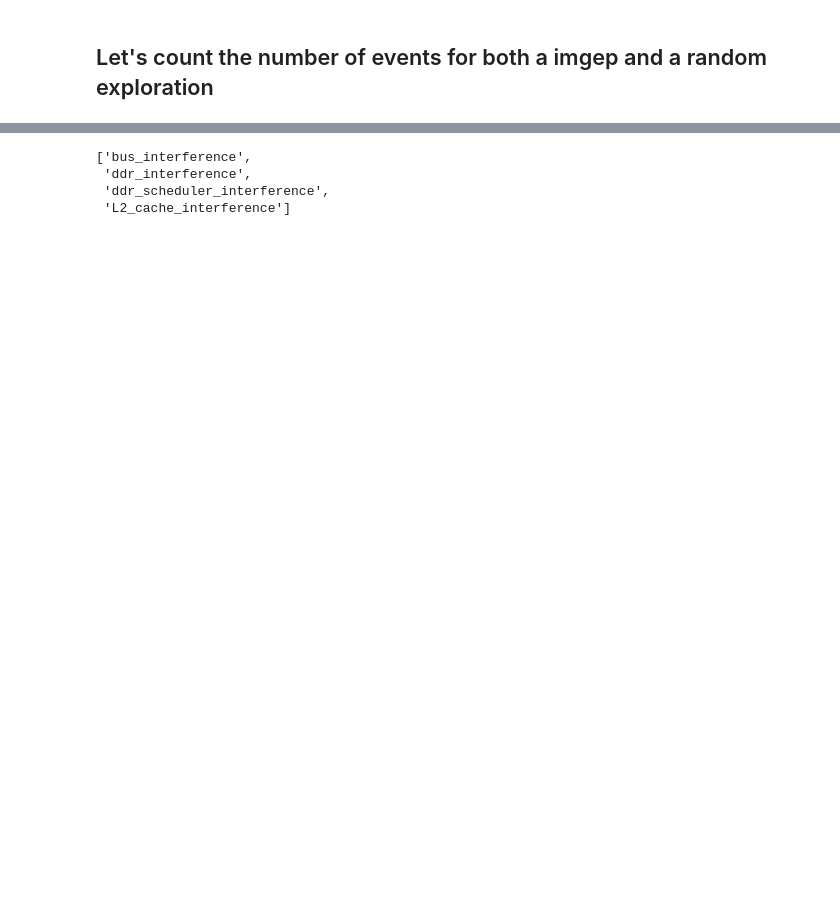
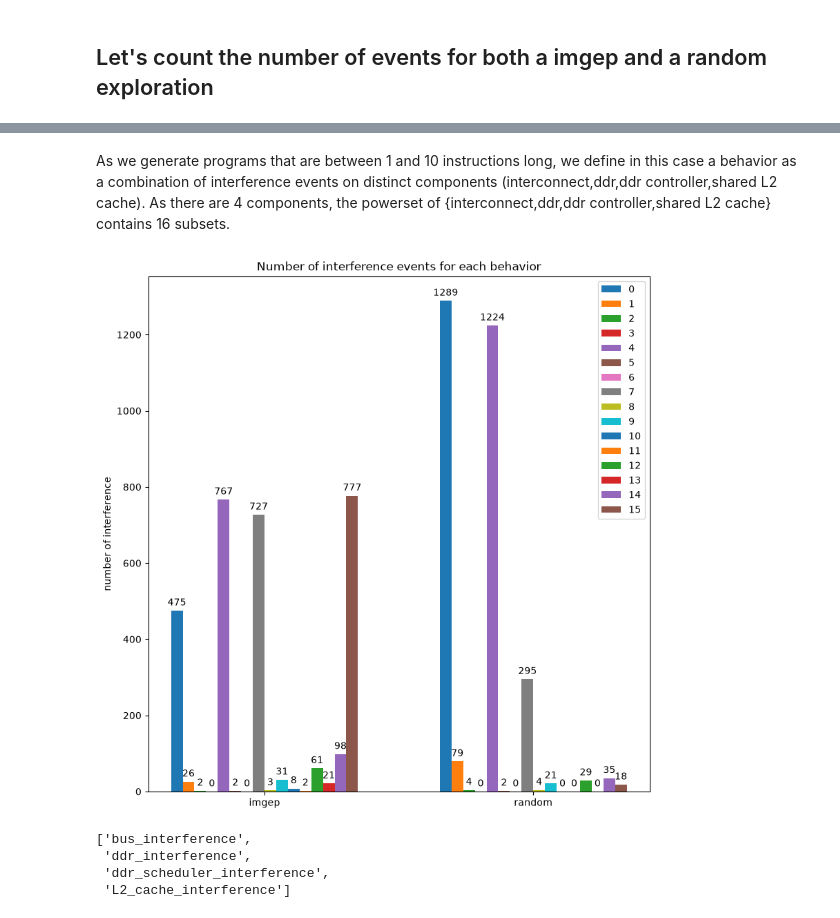
Before and after one commit to Ludoviccccc/Aixia_nouvelle_approche, a Jupyter notebook: analysis_imgep_if.ipynb, the cells around one changed output, grey strips where cells are left out. Cells and saved outputs as stored; diff of their text form; code cells hidden in the pictures; blank space fills up the shorter version.

Commit message:
add behavior characterization

```diff
--- a/analysis_imgep_if.ipynb
+++ b/analysis_imgep_if.ipynb
@@ -99,12 +170,0 @@ plt.show()
-# %%
-import numpy as np
-import pandas as pd
-from utils.history import History
-
-history = History()
-history._j = N
-distinct_if_counts = {'random':[],'imgep':[]}
-names = ['random','imgep']
-for j,content in enumerate([content_random,content_imgep]):
-    history.memory_observation = content['memory_observation']
-    distinct_if_counts[names[j]] = {type_if:np.unique(history.as_tab(type_if)[:-1],axis=1).shape[1] for type_if in content['memory_observation']}
@@ -140,3 +172,0 @@ plt.show()
-# %%
-for if_type in history1.memory_observation:
-    print(if_type,history1.memory_observation[if_type].keys())
@@ -187,7 +173,60 @@ power_set = get_all_subsets(list_types)
-# %%
-behavior_counts = {}
-for j,subset in enumerate(power_set):
-    behavior_counts[j] = (select_idx(subset,list_types,content_imgep),select_idx(subset,list_types,content_random))
+# %% [markdown]
+As we generate programs that are between 1 and 10 instructions long, we define in this case a behavior as a combination of interference events on distinct components (interconnect,ddr,ddr controller,shared L2 cache). As there are 4 components, the powerset of {interconnect,ddr,ddr controller,shared L2 cache} contains 16 subsets.
+# %%
+def select_idx(sub_list_types,list_types,content):
+    '''
+    selects programs that exhibit all of interference types from list_types
+    '''
+    selection = []
+    for j in range(N):
+        s = 0
+        sn = 0
+        for if_type in list_types:
+            if j in content['memory_observation'][if_type]['idx']:
+                if if_type in sub_list_types:
+                    s+=1
+                else:
+                    sn+=1
+        if s==len(sub_list_types) and sn==0:
+            selection.append(j)
+    return selection
+
+list_types = list(content_imgep['memory_observation'].keys())
+
+from itertools import combinations
+
+def get_all_subsets(input_list):
+    subsets = []
+    for r in range(len(input_list) + 1):
+        # combinations() returns tuples, so we convert them to lists
+        for combo in combinations(input_list, r):
+            subsets.append(list(combo))
+    return subsets
+
+# Example usage:
+my_list = [1, 2, 3]
+power_set = get_all_subsets(list_types)
+# Output: [[], [1], [2], [3], [1, 2], [1, 3], [2, 3], [1, 2, 3]]
+
+behavior_counts = {}
+for j,subset in enumerate(power_set):
+    behavior_counts[j] = (len(select_idx(subset,list_types,content_imgep)),len(select_idx(subset,list_types,content_random)))
+
+fig, ax = plt.subplots(layout='constrained',figsize=(8,8))
+
+res = ax.grouped_bar(behavior_counts, tick_labels=['imgep','random'], group_spacing=7)
+for container in res.bar_containers:
+    ax.bar_label(container, padding=3)
+
+# Add some text for labels, title, etc.
+ax.set_ylabel('number of interference')
+ax.set_title('Number of interference events for each behavior')
+ax.legend(loc='upper right', ncols=1)
+#ax.set_ylim(0, 250)
+
+plt.show()
+# %% [output]
+[figure, added]
 # %%
 power_set[15]
 # %% [output]
```
Also changed, not shown: parts of 23 cells of this notebook, 6 other files.
